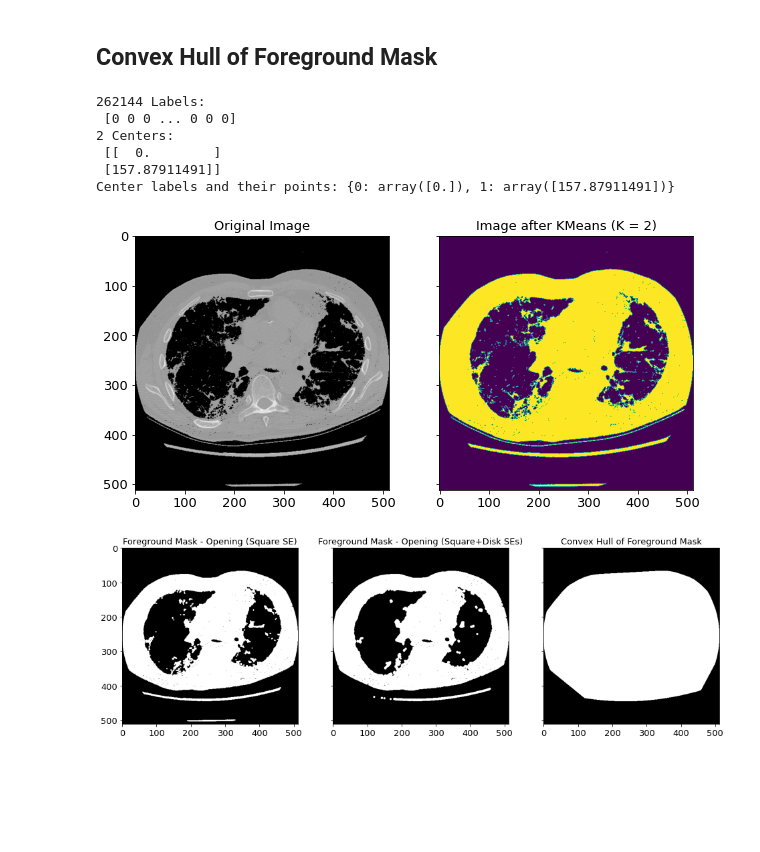
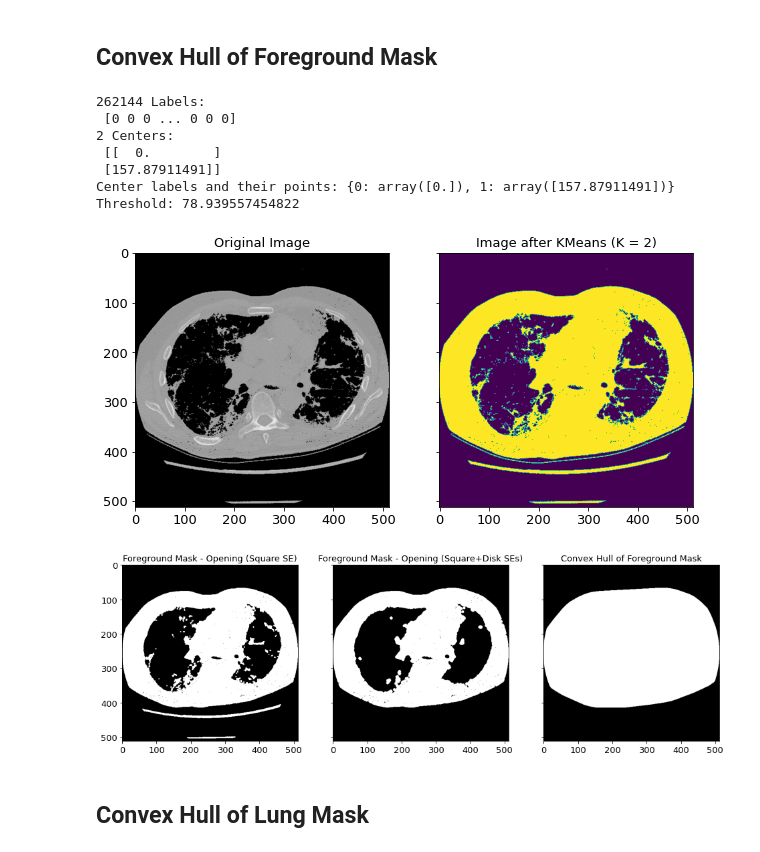
Before and after one commit to anushkahebbar/cardiac-segmentation, a Jupyter notebook: Rim et al. Implementation.ipynb, the cells around one changed output. Cells and saved outputs as stored; diff of their text form; code cells hidden in the pictures; blank space fills up the shorter version.

Commit message:
Lung mask

```diff
--- a/Rim et al. Implementation.ipynb
+++ b/Rim et al. Implementation.ipynb
@@ -158,27 +158,37 @@ def chullForegroundMask(img):
     retval, fg_mask = cv2.threshold(img, fg_threshold, 255, cv2.THRESH_BINARY)
 
     fg_mask_opened = opening(fg_mask, square(3))
-    fg_mask_opened2 = opening(fg_mask_opened, disk(3))
+    fg_mask_opened2 = opening(fg_mask_opened, disk(4))
 
-    ch_fg_mask = convex_hull_image(fg_mask_opened2)
+    fg_mask = fg_mask_opened2
+
+    ch_fg_mask = convex_hull_image(fg_mask)
 
     fig, axes = plt.subplots(1, 3, sharex=True, sharey=True, figsize=(16, 10))
     axes = axes.ravel()
+
     axes[0].set_title('Foreground Mask - Opening (Square SE)')
     axes[0].imshow(fg_mask_opened, cmap='gray')
+
     axes[1].set_title('Foreground Mask - Opening (Square+Disk SEs)')
     axes[1].imshow(fg_mask_opened2, cmap='gray')
 
     axes[2].set_title('Convex Hull of Foreground Mask')
     axes[2].imshow(ch_fg_mask, cmap='gray')
 
-chullForegroundMask(procImg)
+    return fg_mask, ch_fg_mask, fg_threshold
-# %% [output]
-262144 Labels:
- [0 0 0 ... 0 0 0]
-2 Centers:
- [[  0.        ]
- [157.87911491]]
-Center labels and their points: {0: array([0.]), 1: array([157.87911491])}
-[figure, removed]
-[figure, removed]
+# %%
+fg_mask, ch_fg_mask, fg_threshold = chullForegroundMask(procImg)
+print('Threshold:', fg_threshold)
+# %% [output]
+262144 Labels:
+ [0 0 0 ... 0 0 0]
+2 Centers:
+ [[  0.        ]
+ [157.87911491]]
+Center labels and their points: {0: array([0.]), 1: array([157.87911491])}
+Threshold: 78.939557454822
+[figure, added]
+[figure, added]
+# %% [markdown]
+## Convex Hull of Lung Mask
```
Also changed, not shown: parts of 3 cells of this notebook.
